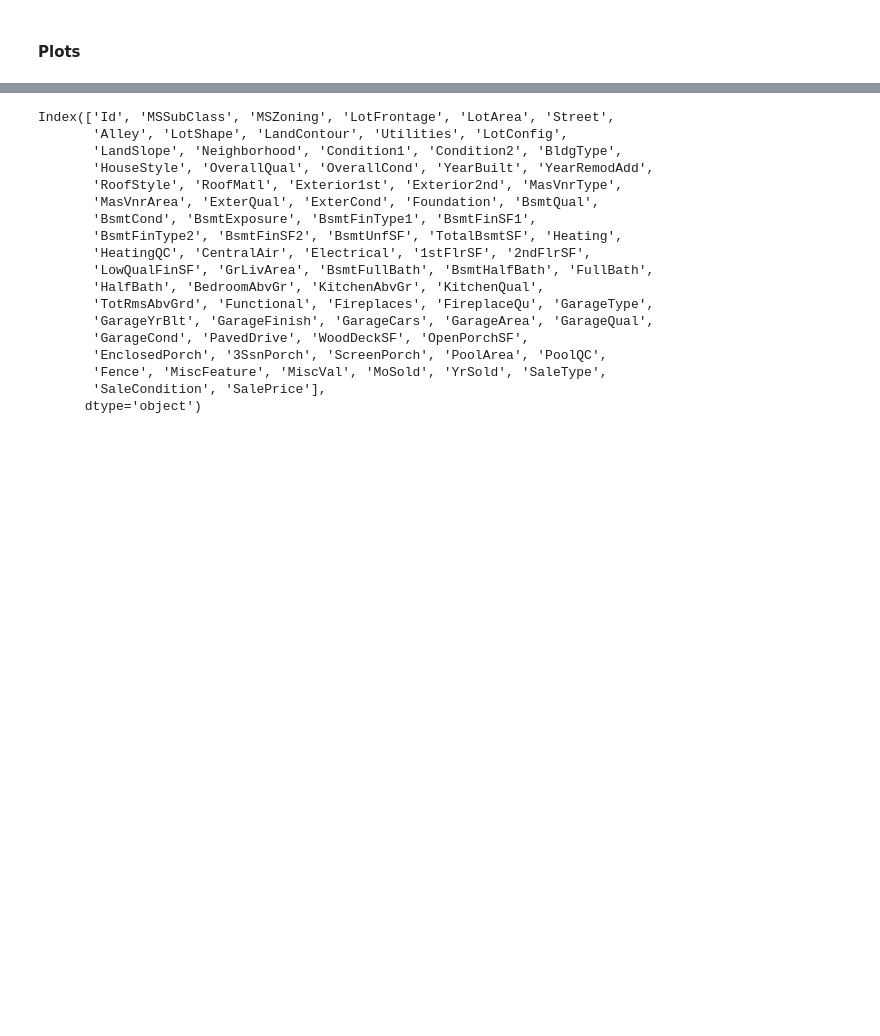
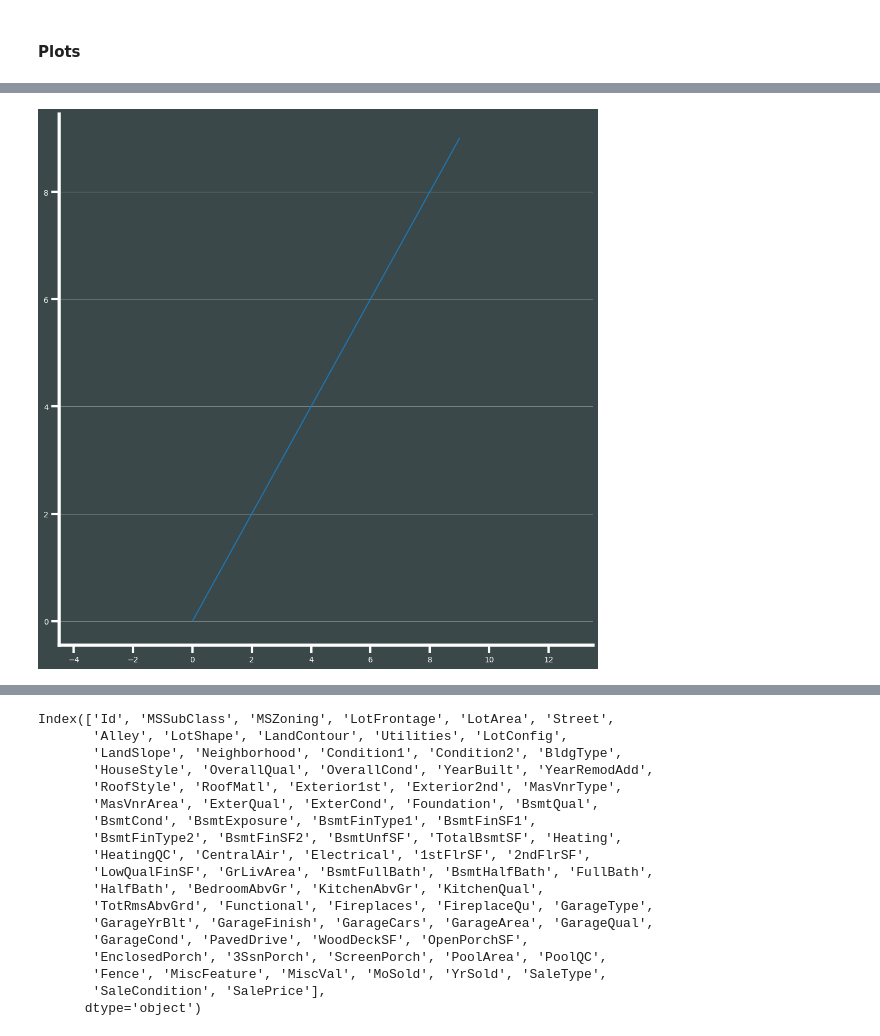
Before and after one commit to ismaelcv/skeleton, a Jupyter notebook: notebooks/plot_execution.ipynb, the cells around one changed output, grey strips where cells are left out. Saved outputs shown, nothing was run; the diff lists cells and outputs as text; code cells hidden in the pictures; blank space fills up the shorter version.

```diff
--- a/notebooks/plot_execution.ipynb
+++ b/notebooks/plot_execution.ipynb
@@ -113,4 +245,31 @@ Name: Id, dtype: int64
 # %%
-cut_points = [15,25,35,45,55,65,75,85,95,105,115,125,135,145]
-labels = [20,30,40,50,60,70,80,90,100,110,120,130,140]
-pd.cut(pesos.promedio,bins=cut_points,labels=labels,include_lowest=True)
+
+def adjustFigAspect(fig,aspect=1):
+    '''
+    Adjust the subplot parameters so that the figure has the correct
+    aspect ratio.
+    '''
+    xsize,ysize = fig.get_size_inches()
+    minsize = min(xsize,ysize)
+    xlim = .4*minsize/xsize
+    ylim = .4*minsize/ysize
+    if aspect < 1:
+        xlim *= aspect
+    else:
+        ylim /= aspect
+    fig.subplots_adjust(left=.5-xlim,
+                        right=.5+xlim,
+                        bottom=.5-ylim,
+                        top=.5+ylim)
+
+fig = plt.figure()
+adjustFigAspect(fig,aspect=.5)
+ax = fig.add_subplot(111)
+ax.plot(range(10),range(10))
+plt.rcParams['axes.xmargin'] = 0.5
+
+plt.tight_layout(pad=0.4, w_pad=0.6, h_pad=1.0)
+
+plt.show()
+# %% [output]
+[figure, added]
```
Also changed, not shown: parts of 20 cells of this notebook, 7 other files.
